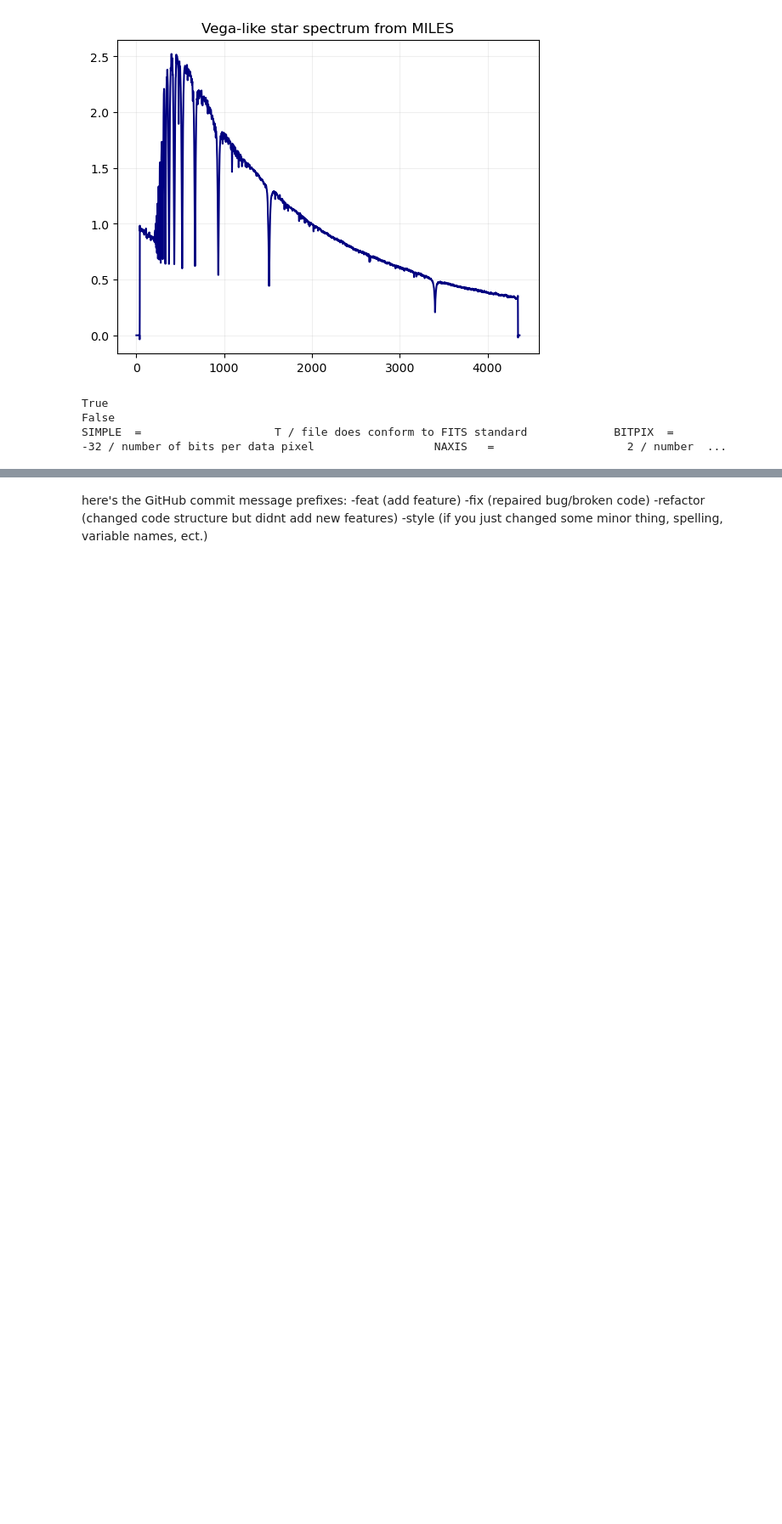
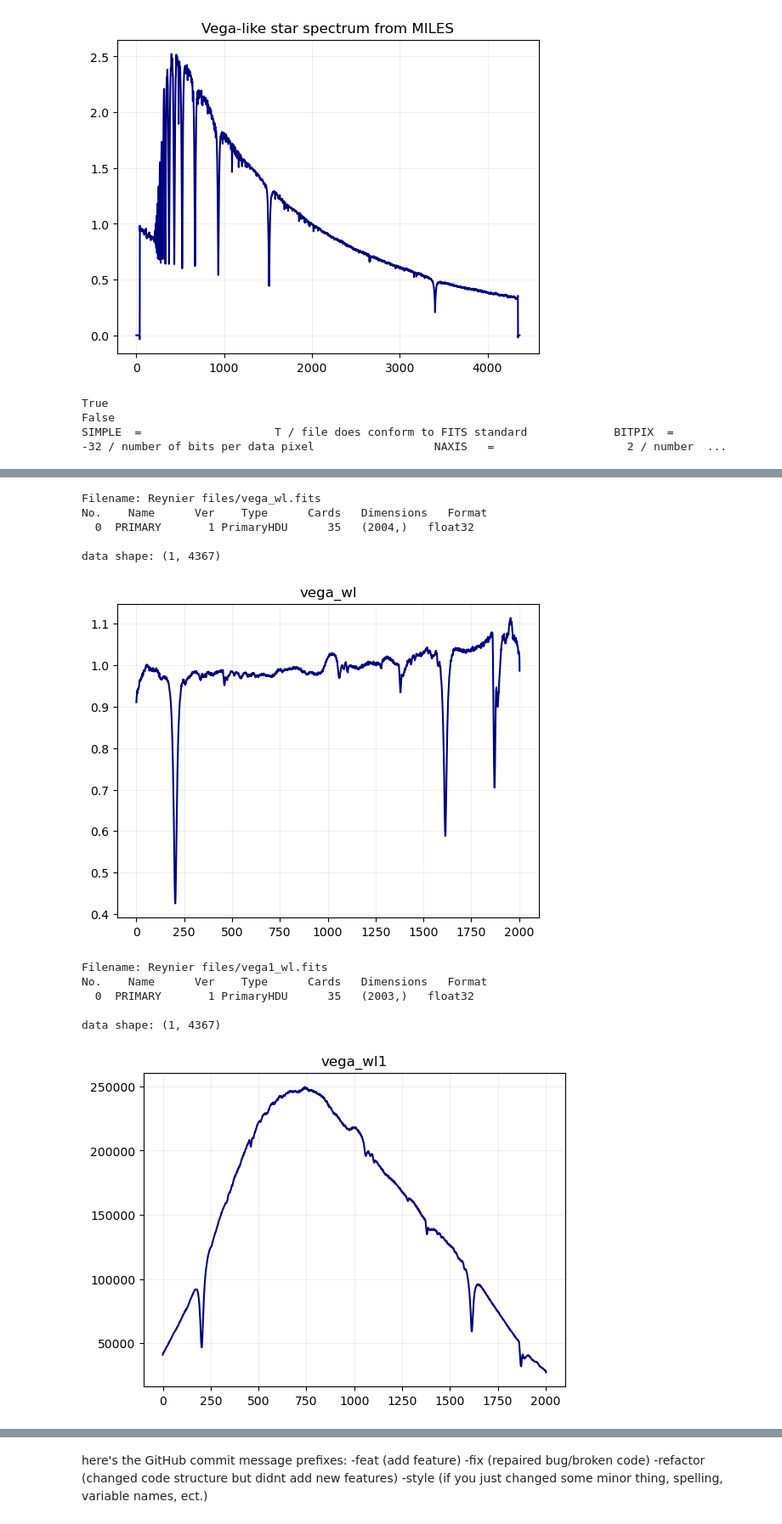
Before and after one commit to Timobrenn/G99-Spectroscopy, a Jupyter notebook: FWHM.ipynb, the cells around one changed output, grey strips where cells are left out. Shown: that part at 85% size. Cells and saved outputs as stored; diff of their text form; code cells hidden in the pictures; blank space fills up the shorter version.

```diff
--- a/FWHM.ipynb
+++ b/FWHM.ipynb
@@ -85,0 +97,49 @@ RuntimeError: Optimal parameters not found: Number of calls to function has reac
+# %%
+hdulist = fits.open('Reynier files/vega_wl.fits')
+hdulist.info()
+print()
+
+hdr = hdulist[0].header
+dat_vega_0 = hdulist[0].data
+print(f"data shape: {dat.shape}")
+
+
+fig=figure()
+frame=fig.add_subplot(1,1,1)
+frame.plot(dat_vega_0,color="navy", label="Vega spectrum")
+frame.set_title("vega_wl")
+frame.grid(alpha=0.2)
+show()
+close(fig)
+
+hdulist.close()
+hdulist = fits.open('Reynier files/vega1_wl.fits')
+hdulist.info()
+print()
+
+hdr = hdulist[0].header
+dat_vega_1 = hdulist[0].data
+print(f"data shape: {dat.shape}")
+
+
+fig=figure()
+frame=fig.add_subplot(1,1,1)
+frame.plot(dat_vega_1,color="navy", label="Vega spectrum")
+frame.set_title("vega_wl1")
+frame.grid(alpha=0.2)
+show()
+close(fig)
+hdulist.close()
+# %% [output]
+Filename: Reynier files/vega_wl.fits
+No.    Name      Ver    Type      Cards   Dimensions   Format
+  0  PRIMARY       1 PrimaryHDU      35   (2004,)   float32
+
+data shape: (1, 4367)
+[figure, added]
+Filename: Reynier files/vega1_wl.fits
+No.    Name      Ver    Type      Cards   Dimensions   Format
+  0  PRIMARY       1 PrimaryHDU      35   (2003,)   float32
+
+data shape: (1, 4367)
+[figure, added]
```
Also changed, not shown: parts of 6 cells of this notebook.
